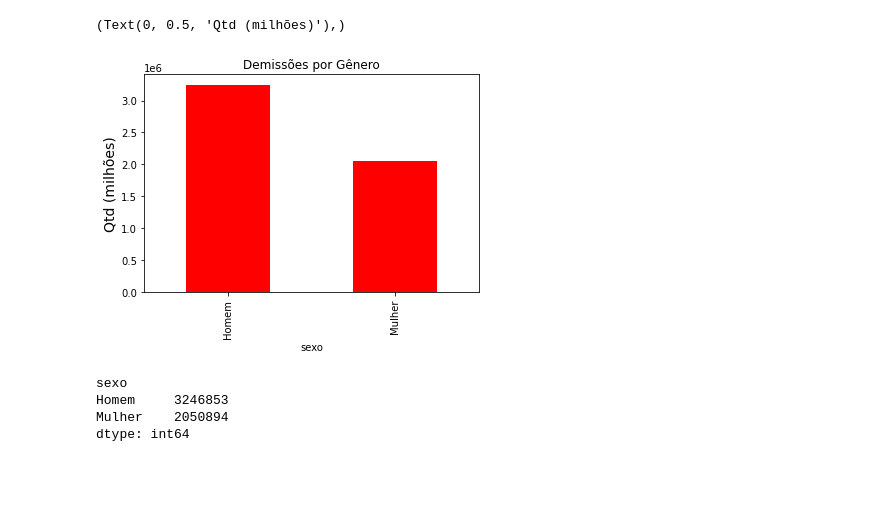
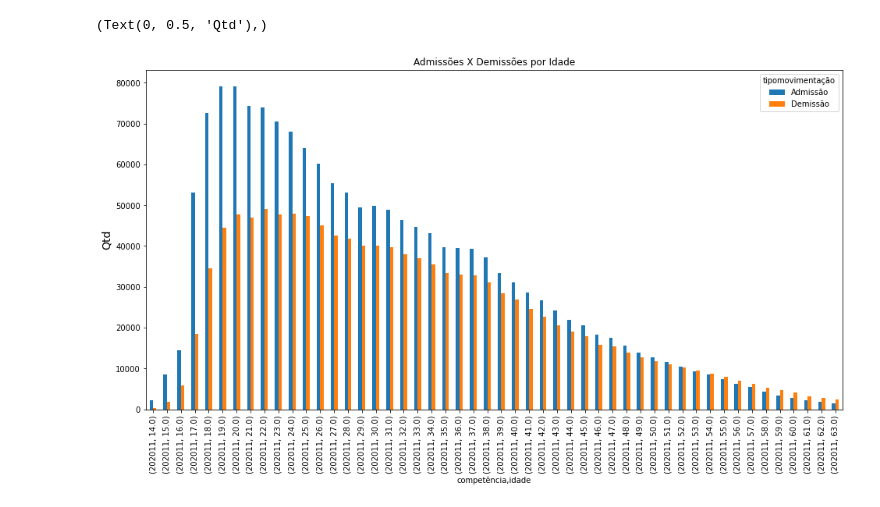
Before and after one commit to BettoFranca/Analise_dados_publicos_Estatisticas_do_Trabalho_na_Pandemia, a Jupyter notebook: Estatisticas_do_Trabalho.ipynb, the cells around one changed output. Cells and saved outputs as stored; diff of their text form; code cells hidden in the pictures; blank space fills up the shorter version.

```diff
--- a/Estatisticas_do_Trabalho.ipynb
+++ b/Estatisticas_do_Trabalho.ipynb
@@ -7,12 +148,14 @@ low_memory=False
 # %%
 colunas = ['competência','saldomovimentação','seção','graudeinstrução', 'idade', 'sexo','tipomovimentação','salário','raçacor']
 
+novembro20 = pd.read_csv('C:/Users/User/Desktop/bases_de_dados/CAGEDMOV202011.txt',delimiter=';', usecols=colunas)
+dezembro20 = pd.read_csv('C:/Users/User/Desktop/bases_de_dados/CAGEDMOV202012.txt',delimiter=';', usecols=colunas)
 janeiro21 = pd.read_csv('C:/Users/User/Desktop/bases_de_dados/CAGEDMOV202101.txt',delimiter=';', usecols=colunas)
 fevereiro21 = pd.read_csv('C:/Users/User/Desktop/bases_de_dados/CAGEDMOV202102.txt',delimiter=';', usecols=colunas)
 marco21 = pd.read_csv('C:/Users/User/Desktop/bases_de_dados/CAGEDMOV202103.txt',delimiter=';', usecols=colunas)
 abril21 = pd.read_csv('C:/Users/User/Desktop/bases_de_dados/CAGEDMOV202104.txt',delimiter=';', usecols=colunas)
 
-movimentacao = pd.concat([janeiro21,fevereiro21, marco21, abril21])
+movimentacao = pd.concat([novembro20, dezembro20, janeiro21, fevereiro21, marco21, abril21])
 # %%
 movimentacao.sample(10)
 # %% [output]
@@ -100,13 +267,8 @@ Mulher    2447509
 dtype: int64
 # %%
-movimentacao.query('tipomovimentação == "Demissão"').groupby('sexo').size().sort_values(ascending=False).plot(kind='bar', color='RED',title = 'Demissões por Gênero').set_ylabel('Qtd (milhões)',fontsize=14),
+movimentacao.query('tipomovimentação != "Não Identificado"').groupby(['competência',
+                       'idade','tipomovimentação']).size().head(100).unstack().plot(kind='bar',figsize=(16,8),
+                        title = 'Admissões X Demissões por Idade').set_ylabel('Qtd',fontsize=14),
 # %% [output]
-(Text(0, 0.5, 'Qtd (milhões)'),)
+(Text(0, 0.5, 'Qtd'),)
-[figure, old version]
+[figure, new version]
-# %%
-movimentacao.query('tipomovimentação == "Demissão"').groupby('sexo').size().sort_values(ascending=False)
-# %% [output]
-sexo
-Homem     3246853
-Mulher    2050894
-dtype: int64
```
Also changed, not shown: parts of 35 cells of this notebook.
